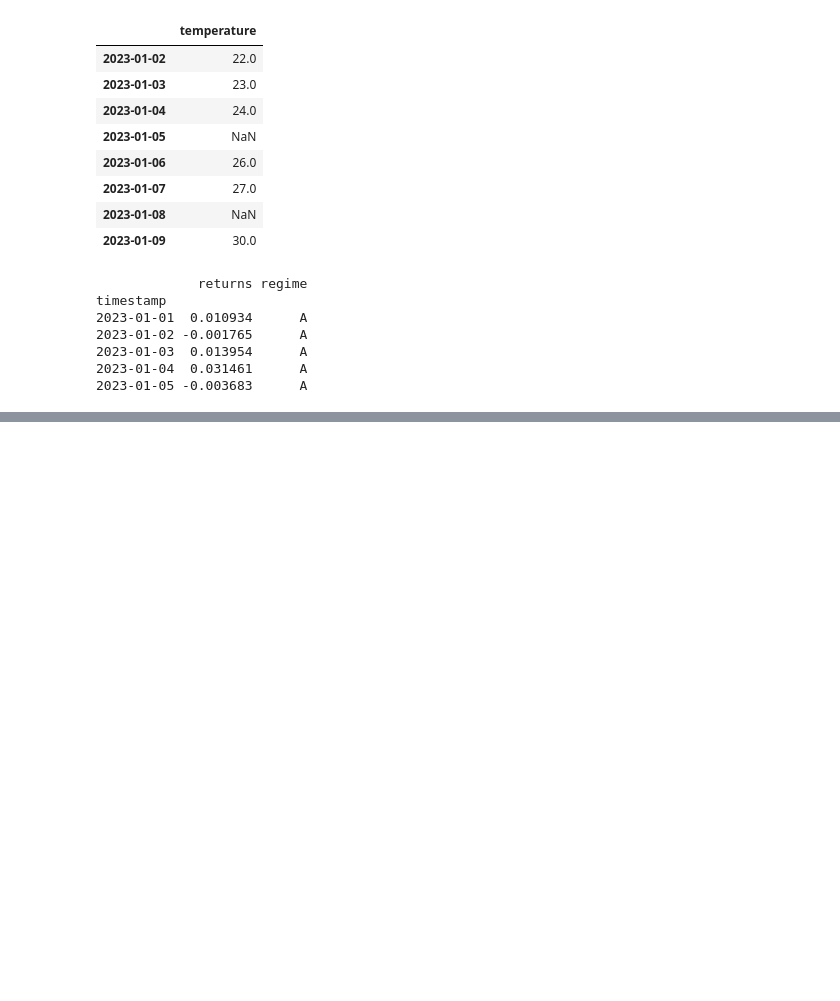
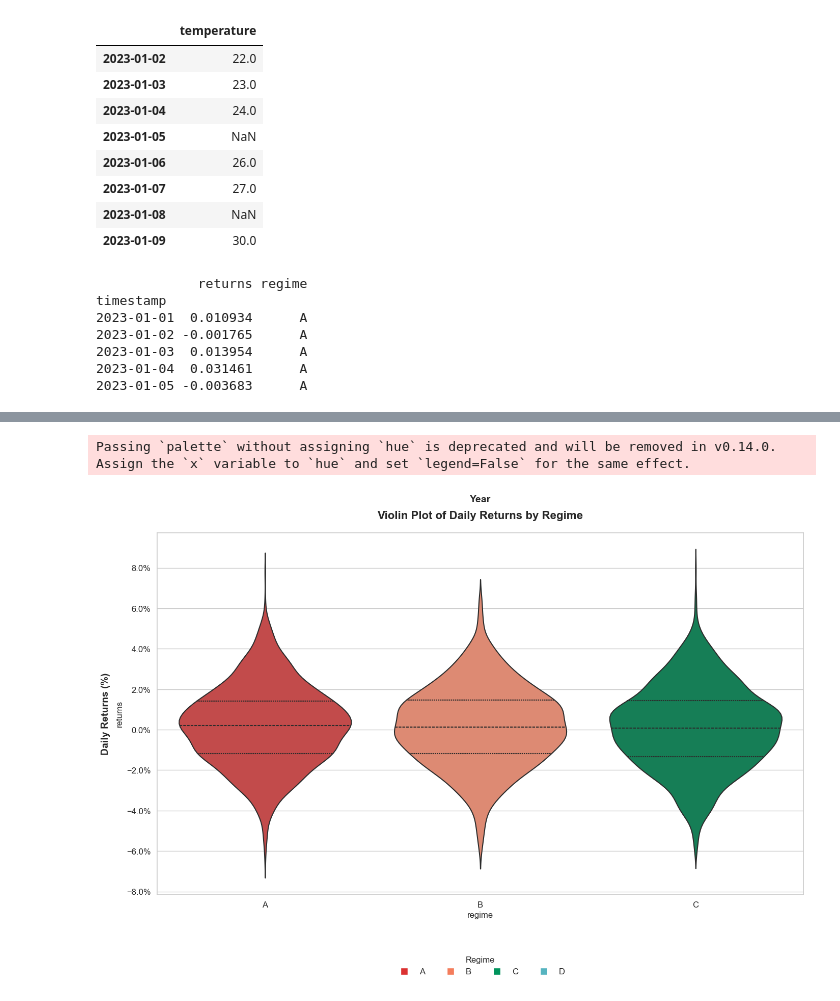
Before and after one commit to Aurelie-Dubost/xeu, a Jupyter notebook: clean_data.ipynb, the cells around one changed output, grey strips where cells are left out. Saved outputs shown, nothing was run; the diff lists cells and outputs as text; code cells hidden in the pictures; blank space fills up the shorter version.

```diff
--- a/clean_data.ipynb
+++ b/clean_data.ipynb
@@ -415,0 +557,18 @@ if __name__ == "__main__":
+# %%
+    # Generate a Violin Plot
+    plot_returns_distribution(
+        df,
+        plot_type='violin',
+        regime_colors=regime_colors,
+        figsize=(14, 10),
+        alpha=0.7,
+        width=0.8,
+        year_interval=2,
+        legend_position='below',
+        title='Violin Plot of Daily Returns by Regime',
+        xlabel='Year',
+        ylabel='Daily Returns (%)'
+    )
+# %% [output]
+Passing `palette` without assigning `hue` is deprecated and will be removed in v0.14.0. Assign the `x` variable to `hue` and set `legend=False` for the same effect.
+[figure, added]
```
Also changed, not shown: parts of 5 cells of this notebook.
